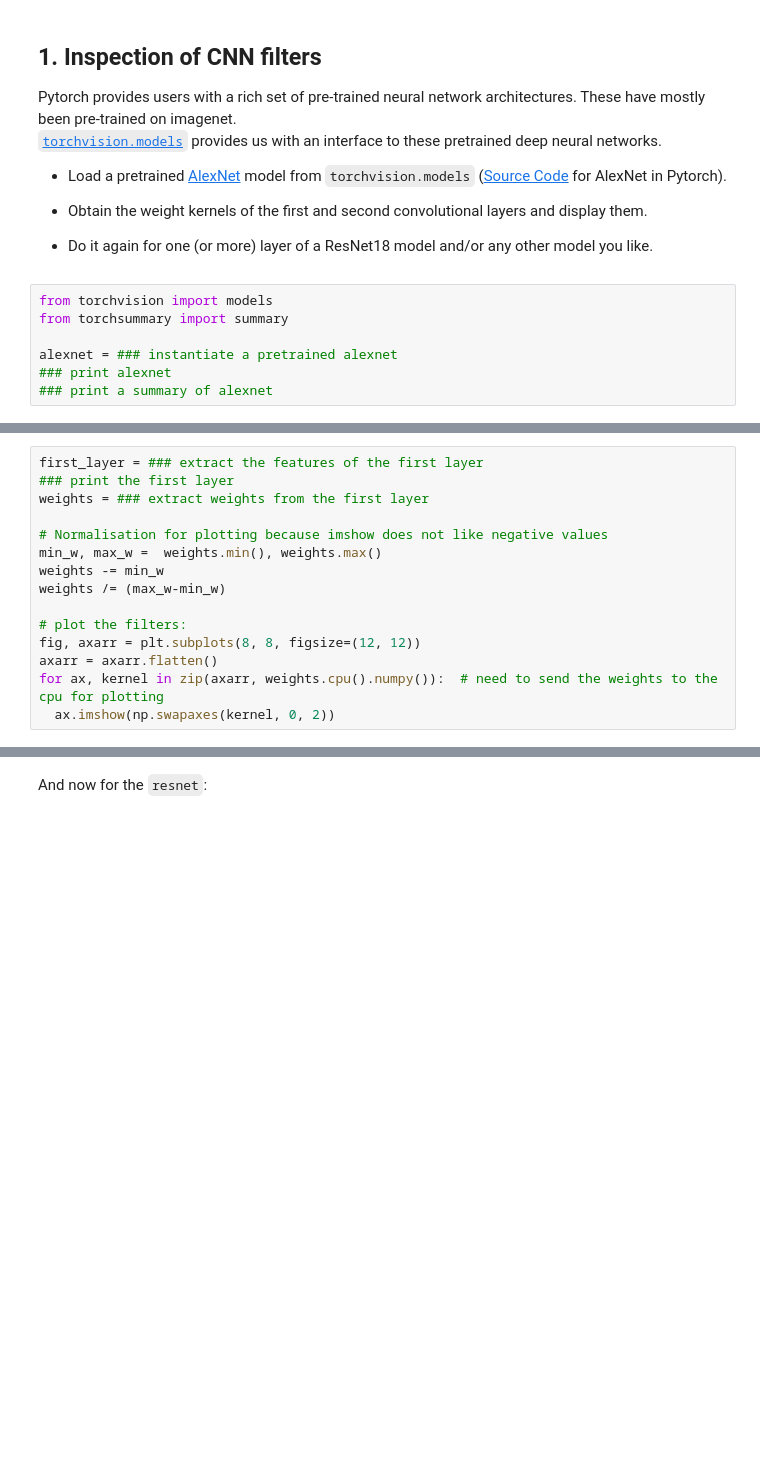
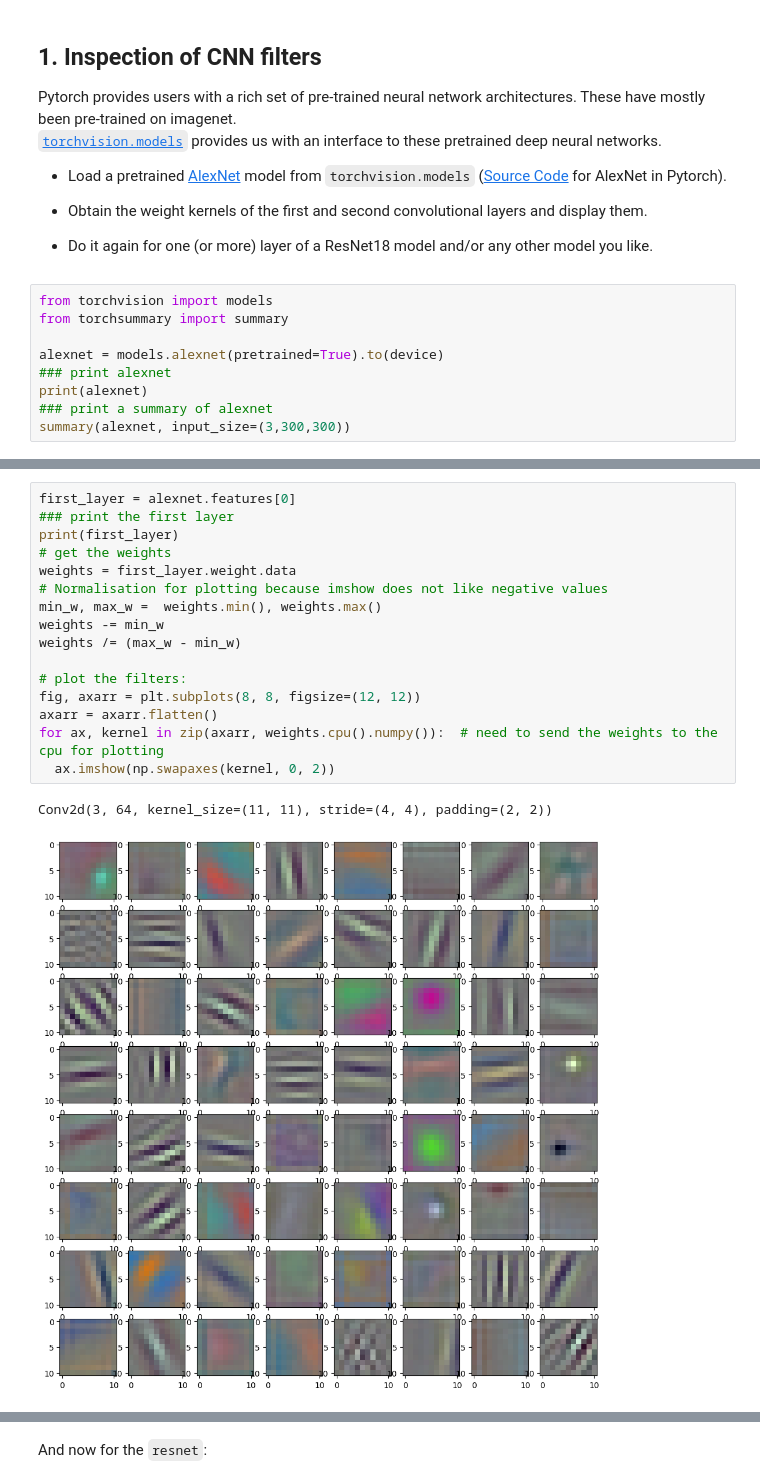
Before and after one commit to acse-jp2923/deep-learning, a Jupyter notebook: Day05-CNNs_part2/Day05-CNNs_part2_afternoon_exercises.ipynb, the cells around one changed output, grey strips where cells are left out. Drawn from its saved outputs; the diff is of its cells as text; blank space fills up the shorter version.

```diff
--- a/Day05-CNNs_part2/Day05-CNNs_part2_afternoon_exercises.ipynb
+++ b/Day05-CNNs_part2/Day05-CNNs_part2_afternoon_exercises.ipynb
@@ -121,6 +122,8 @@ Pytorch provides users with a rich set of pre-trained neural network architectur
 from torchvision import models
 from torchsummary import summary
 
-alexnet = ### instantiate a pretrained alexnet
+alexnet = models.alexnet(pretrained=True).to(device)
 ### print alexnet
+print(alexnet)
 ### print a summary of alexnet
+summary(alexnet, input_size=(3,300,300))
@@ -127,16 +149,20 @@ alexnet = ### instantiate a pretrained alexnet
 # %%
-first_layer = ### extract the features of the first layer
+first_layer = alexnet.features[0]
 ### print the first layer
-weights = ### extract weights from the first layer
-
+print(first_layer)
+# get the weights
+weights = first_layer.weight.data
 # Normalisation for plotting because imshow does not like negative values
 min_w, max_w =  weights.min(), weights.max()
 weights -= min_w
-weights /= (max_w-min_w)
+weights /= (max_w - min_w)
 
 # plot the filters:
 fig, axarr = plt.subplots(8, 8, figsize=(12, 12))
 axarr = axarr.flatten()
 for ax, kernel in zip(axarr, weights.cpu().numpy()):  # need to send the weights to the cpu for plotting
   ax.imshow(np.swapaxes(kernel, 0, 2))
+# %% [output]
+Conv2d(3, 64, kernel_size=(11, 11), stride=(4, 4), padding=(2, 2))
+[figure, added]
 # %%
```
Also changed, not shown: parts of 22 cells of this notebook.
